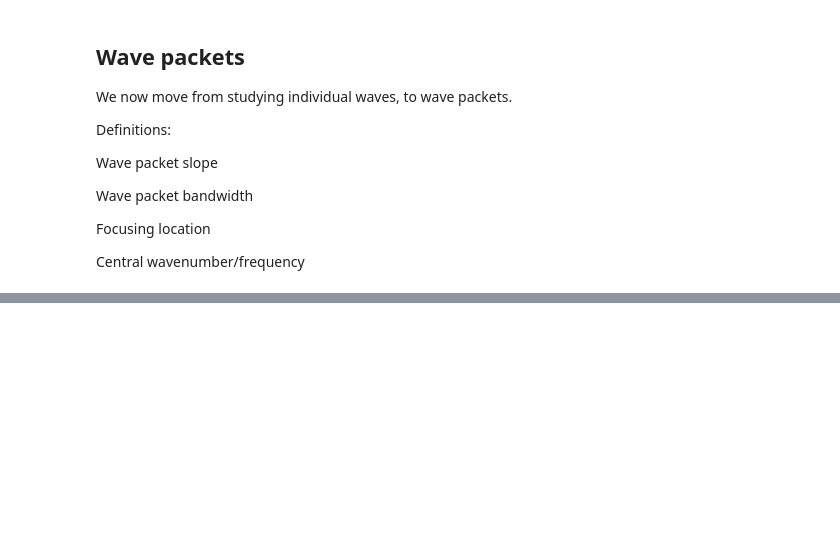
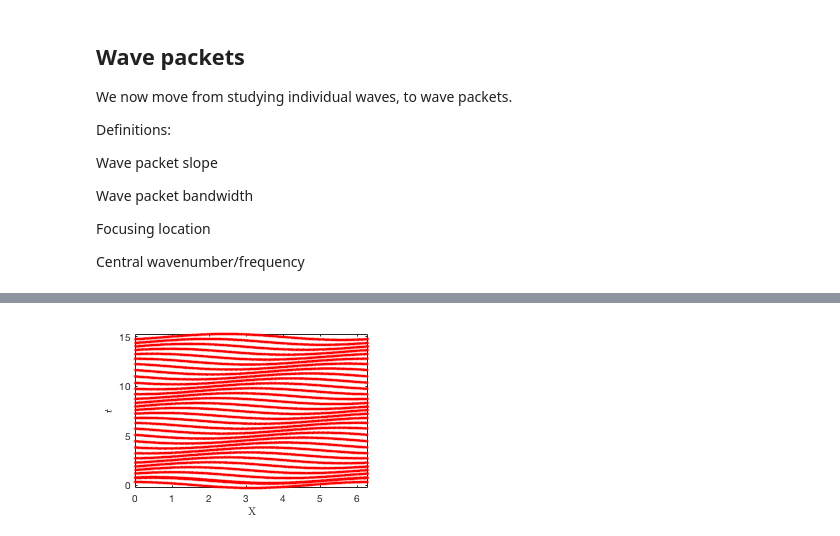
Before and after one commit to npizzo/particlekinematics, a Jupyter notebook: DLS_Particle Kinematics.ipynb, the cells around one changed output, grey strips where cells are left out. Cells and saved outputs as stored; diff of their text form; code cells hidden in the pictures; blank space fills up the shorter version.

```diff
--- a/DLS_Particle Kinematics.ipynb
+++ b/DLS_Particle Kinematics.ipynb
@@ -288,0 +408,16 @@ hello from MATLAB
+# %%
+%%
+clf
+set(gca,'fontsize',28)
+for i=1:1:length(t)
+plot((x_o(:,i)),t(i)+30*y_o(:,i),'.r')
+hold on
+xlim([0 2*pi])
+end
+% set(gca,'fontsize',28)
+xlabel('X','interpreter','latex')
+ylabel('$t$','interpreter','latex')
+set(gcf, 'Position',  [100, 100, 300, 200])
+set(gcf,'color','w');
+# %% [output]
+[figure, added]
```
Also changed, not shown: parts of 66 cells of this notebook.
